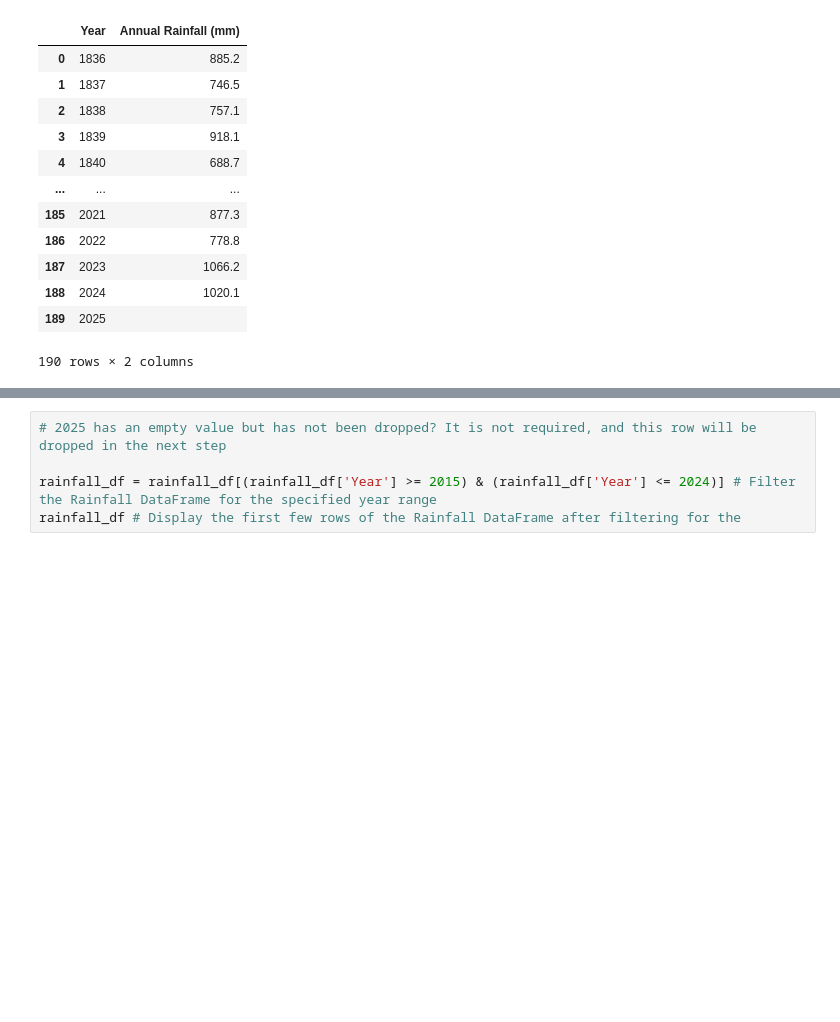
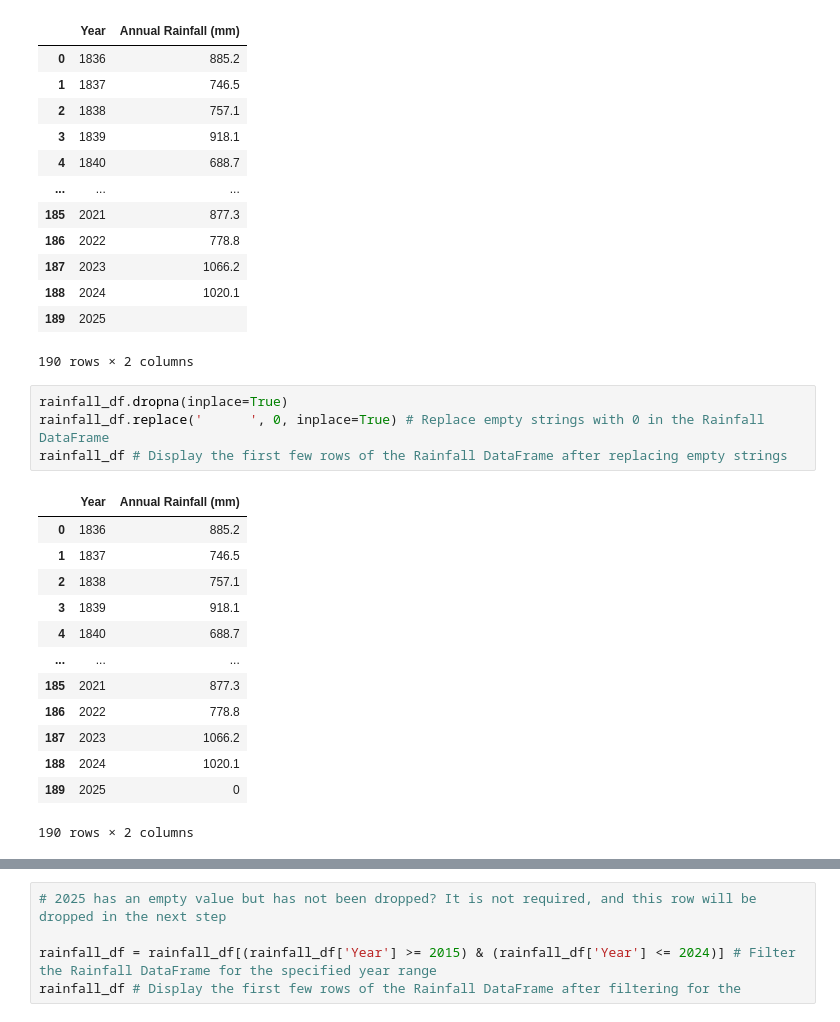
Before and after one commit to KiaraMartin/Final_Project_for_Peckham_DAZ_Introduction_to_Data_Science, a Jupyter notebook: Final_Project_V1.ipynb, the cells around one changed output, grey strips where cells are left out. Saved outputs shown, nothing was run; the diff lists cells and outputs as text; blank space fills up the shorter version.

```diff
--- a/Final_Project_V1.ipynb
+++ b/Final_Project_V1.ipynb
@@ -313,6 +313,24 @@ rainfall_df # Display the first few rows of the updated Rainfall DataFrame
 | 188 | 2024 | 1020.1 |
 | 189 | 2025 |  |
 190 rows × 2 columns
+# %%
+rainfall_df.dropna(inplace=True)
+rainfall_df.replace('      ', 0, inplace=True) # Replace empty strings with 0 in the Rainfall DataFrame
+rainfall_df # Display the first few rows of the Rainfall DataFrame after replacing empty strings
+# %% [output]
+|  | Year | Annual Rainfall (mm) |
+| 0 | 1836 | 885.2 |
+| 1 | 1837 | 746.5 |
+| 2 | 1838 | 757.1 |
+| 3 | 1839 | 918.1 |
+| 4 | 1840 | 688.7 |
+| ... | ... | ... |
+| 185 | 2021 | 877.3 |
+| 186 | 2022 | 778.8 |
+| 187 | 2023 | 1066.2 |
+| 188 | 2024 | 1020.1 |
+| 189 | 2025 | 0 |
+190 rows × 2 columns
 # %%
 rainfall_df['Annual Rainfall (mm)'] = rainfall_df['Annual Rainfall (mm)'].astype(float) # Ensure 'Annual Rainfall (mm)' is of type float
 rainfall_df.info() # Display information about the updated Rainfall DataFrame, including data types and non-null counts
```
Also changed, not shown: parts of 11 cells of this notebook, 1 other file.
